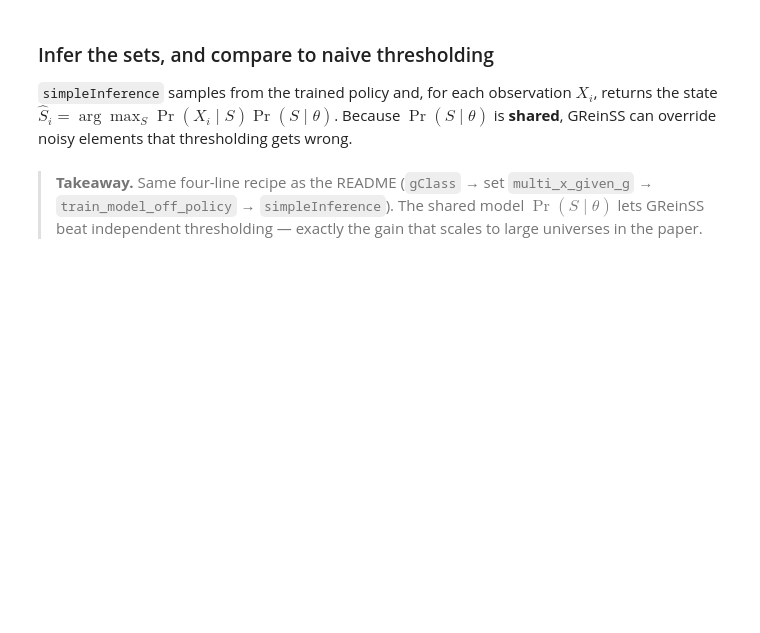
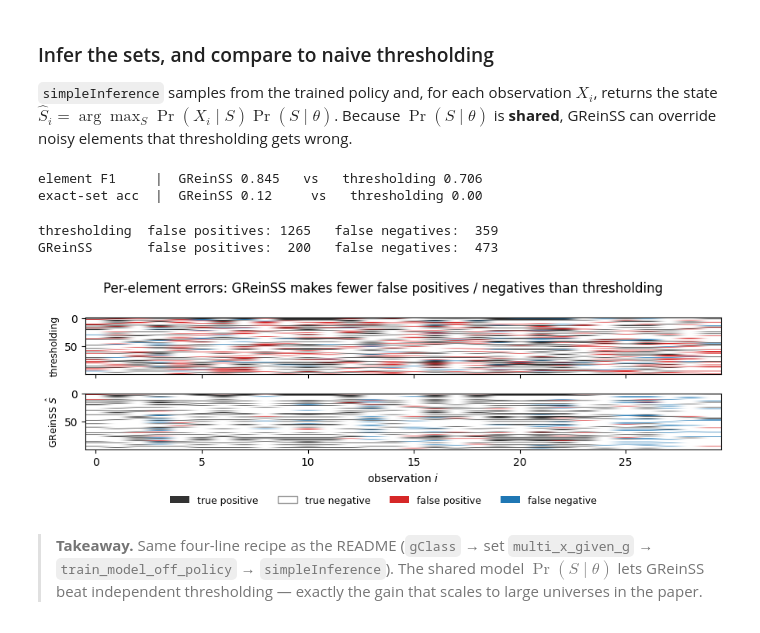
Before and after one commit to elkebir-group/GReinSS-tutorial, a Jupyter notebook: GReinSS_demo.ipynb, the cells around one changed output. Saved outputs shown, nothing was run; the diff lists cells and outputs as text; code cells hidden in the pictures; blank space fills up the shorter version.

```diff
--- a/GReinSS_demo.ipynb
+++ b/GReinSS_demo.ipynb
@@ -139,8 +183,9 @@ plt.title('GReinSS maximizes the data log-likelihood'); plt.tight_layout(); plt.
 state $\hat S_i=\arg\max_S \Pr(X_i\mid S)\Pr(S\mid\theta)$. Because $\Pr(S\mid\theta)$ is **shared**,
 GReinSS can override noisy elements that thresholding gets wrong.
 # %%
-pred = np.array(simpleInference(rule, SET_MODEL)).astype(int)   # GReinSS predictions
-thr  = (observations > 0.5).astype(int)                          # naive per-element thresholding
+with quiet():
+    pred = np.array(simpleInference(rule, SET_MODEL)).astype(int)   # GReinSS predictions
+thr  = (observations > 0.5).astype(int)                             # naive per-element thresholding
 
 def f1(P, T):
     tp = ((P==1)&(T==1)).sum(); fp = ((P==1)&(T==0)).sum(); fn = ((P==0)&(T==1)).sum()
@@ -149,21 +194,45 @@ def f1(P, T):
 
 print(f"element F1     |  GReinSS {f1(pred,truth):.3f}   vs   thresholding {f1(thr,truth):.3f}")
 print(f"exact-set acc  |  GReinSS {(pred==truth).all(1).mean():.2f}     vs   thresholding {(thr==truth).all(1).mean():.2f}")
+# %% [output]
+element F1     |  GReinSS 0.845   vs   thresholding 0.706
+exact-set acc  |  GReinSS 0.12     vs   thresholding 0.00
 # %%
-# where does GReinSS fix what thresholding got wrong?  (green = fixed, red = introduced error)
-thr_wrong  = (thr  != truth)
-pred_wrong = (pred != truth)
-fixed   = thr_wrong & ~pred_wrong    # threshold wrong, GReinSS right
-broke   = ~thr_wrong &  pred_wrong   # threshold right, GReinSS wrong
-print(f"elements thresholding got wrong that GReinSS corrected: {fixed.sum()}")
-print(f"elements thresholding got right that GReinSS broke:     {broke.sum()}")
+# where does GReinSS beat thresholding?  colour each element by error type vs. the hidden truth
+from matplotlib.colors import ListedColormap, BoundaryNorm
+from matplotlib.patches import Patch
 
-fig, ax = plt.subplots(3, 1, figsize=(9, 3.4), sharex=True)
-for a, M, t_ in zip(ax, [truth, thr, pred], ['hidden truth $S^*$', 'thresholding', 'GReinSS $\\hat S$']):
-    a.imshow(M[:30].T, aspect='auto', cmap='Greys', vmin=0, vmax=1); a.set_ylabel(t_, fontsize=9)
+def error_map(M, T):
+    code = np.zeros_like(T, dtype=int)         # 0 = true negative  (correctly absent)
+    code[(M==1)&(T==1)] = 1                     # true positive      (correctly present)
+    code[(M==1)&(T==0)] = 2                     # false positive     (wrongly present)
+    code[(M==0)&(T==1)] = 3                     # false negative     (wrongly absent)
+    return code
+
+cmap = ListedColormap(['#ffffff', '#333333', '#d62728', '#1f77b4'])  # TN, TP, FP, FN
+norm = BoundaryNorm([-.5, .5, 1.5, 2.5, 3.5], cmap.N)
+
+for name, M in [('thresholding', thr), ('GReinSS', pred)]:
+    fp = int(((M==1)&(truth==0)).sum()); fn = int(((M==0)&(truth==1)).sum())
+    print(f"{name:12s}  false positives: {fp:4d}   false negatives: {fn:4d}")
+
+fig, ax = plt.subplots(2, 1, figsize=(9, 3.0), sharex=True)
+for a, M, t_ in zip(ax, [thr, pred], ['thresholding', 'GReinSS $\\hat S$']):
+    a.imshow(error_map(M, truth)[:30].T, aspect='auto', cmap=cmap, norm=norm)
+    a.set_ylabel(t_, fontsize=9)
 ax[-1].set_xlabel('observation $i$')
-plt.suptitle('Recovered sets: GReinSS denoises using structure shared across observations')
-plt.tight_layout(); plt.show()
+handles = [Patch(facecolor='#333333', label='true positive'),
+           Patch(facecolor='#ffffff', edgecolor='#999999', label='true negative'),
+           Patch(facecolor='#d62728', label='false positive'),
+           Patch(facecolor='#1f77b4', label='false negative')]
+fig.legend(handles=handles, ncol=4, loc='lower center', bbox_to_anchor=(0.5, -0.02),
+           frameon=False, fontsize=9)
+plt.suptitle('Per-element errors: GReinSS makes fewer false positives / negatives than thresholding')
+plt.tight_layout(rect=[0, 0.06, 1, 1]); plt.show()
+# %% [output]
+thresholding  false positives: 1265   false negatives:  359
+GReinSS       false positives:  200   false negatives:  473
+[figure, added]
 # %% [markdown]
 > **Takeaway.** Same four-line recipe as the README (`gClass` → set `multi_x_given_g` →
 > `train_model_off_policy` → `simpleInference`). The shared model $\Pr(S\mid\theta)$ lets GReinSS
```
Also changed, not shown: parts of 17 cells of this notebook, 10 other files.
